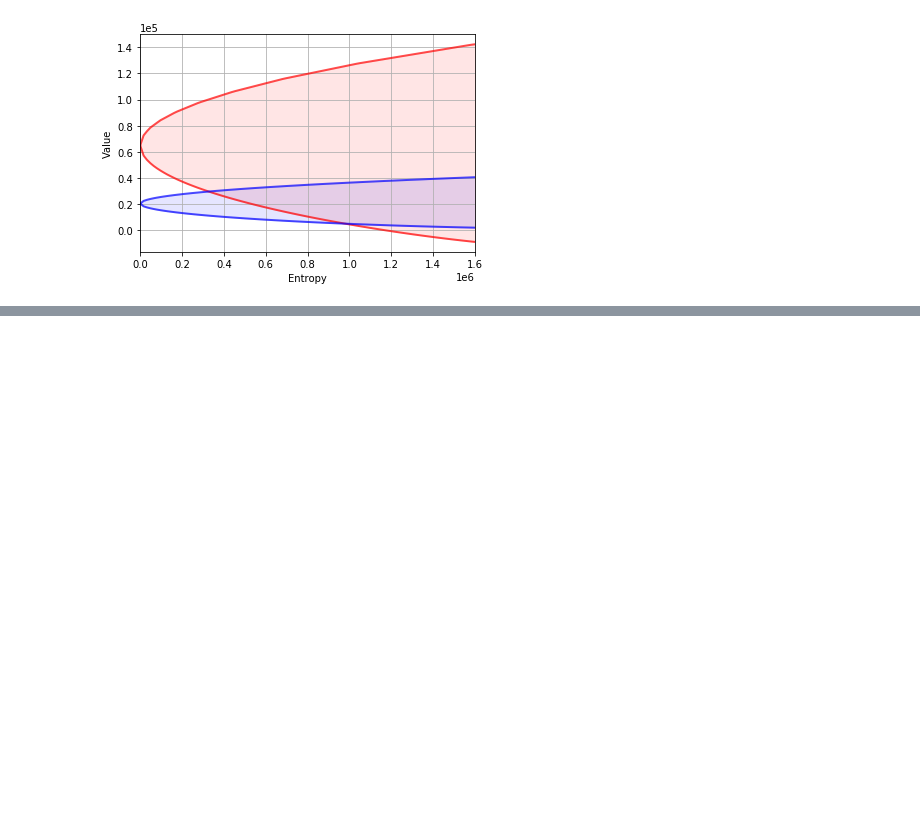
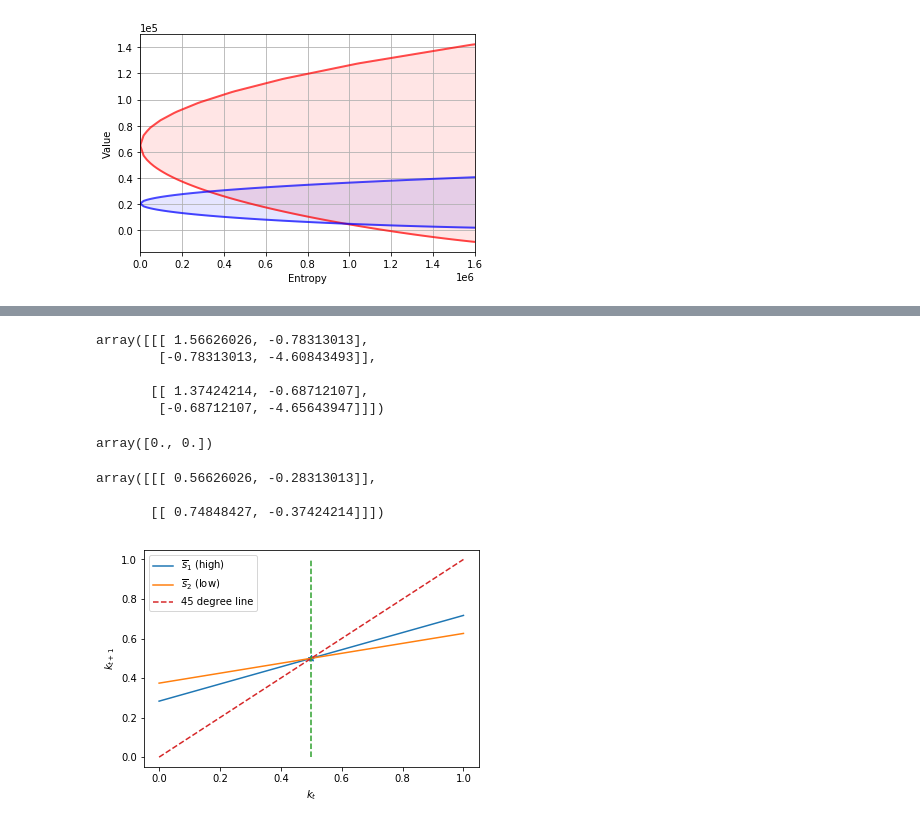
Before and after one commit to PanPip/QuantEcon_Tasks, a Jupyter notebook: LQ_control.ipynb, the cells around one changed output, grey strips where cells are left out. Cells and saved outputs as stored; diff of their text form; code cells hidden in the pictures; blank space fills up the shorter version.

Commit message:
Started lesson on Markov Jump Linear Quadratic Dynamic Programming

```diff
--- a/LQ_control.ipynb
+++ b/LQ_control.ipynb
@@ -1757,0 +1767,3 @@ plt.show()
+# %%
+# Set discount factor
+β = 0.95
@@ -1757,0 +1808,58 @@ plt.show()
+# %%
+# Construct Markov transition matrix
+Π1 = np.array([[0., 1.],
+               [1., 0.]])
+# %%
+# Construct matrices
+Qs, Rs, Ns, As, Bs, Cs, k_star = construct_arrays1(d_vals=[1., 0.5])
+# %%
+# Construct a Markov Jump LQ problem
+ex1_a = qe.LQMarkov(Π1, Qs, Rs, As, Bs, Cs=Cs, Ns=Ns, beta=β)
+# Solve for optimal value functions and decision rules
+ex1_a.stationary_values();
+# %%
+# P(s)
+ex1_a.Ps
+# %% [output]
+array([[[ 1.56626026, -0.78313013],
+        [-0.78313013, -4.60843493]],
+
+       [[ 1.37424214, -0.68712107],
+        [-0.68712107, -4.65643947]]])
+# %%
+# d(s) = 0, since there is no randomness
+ex1_a.ds
+# %% [output]
+array([0., 0.])
+# %%
+# F(s)
+ex1_a.Fs
+# %% [output]
+array([[[ 0.56626026, -0.28313013]],
+
+       [[ 0.74848427, -0.37424214]]])
+# %%
+# Plot the optimal decision rules
+k_grid = np.linspace(0., 1., 100)
+# Optimal choice in state s1
+u1_star = - ex1_a.Fs[0, 0, 1] - ex1_a.Fs[0, 0, 0] * k_grid
+# Optimal choice in state s2
+u2_star = - ex1_a.Fs[1, 0, 1] - ex1_a.Fs[1, 0, 0] * k_grid
+
+fig, ax = plt.subplots()
+ax.plot(k_grid, k_grid + u1_star, label="$\overline{s}_1$ (high)")
+ax.plot(k_grid, k_grid + u2_star, label="$\overline{s}_2$ (low)")
+
+# The optimal k*
+ax.scatter([0.5, 0.5], [0.5, 0.5], marker="*")
+ax.plot([k_star[0], k_star[0]], [0., 1.0], '--')
+
+# 45 degree line
+ax.plot([0., 1.], [0., 1.], '--', label="45 degree line")
+
+ax.set_xlabel("$k_t$")
+ax.set_ylabel("$k_{t+1}$")
+ax.legend()
+plt.show()
+# %% [output]
+[figure, added]
```
Also changed, not shown: parts of 15 cells of this notebook.
